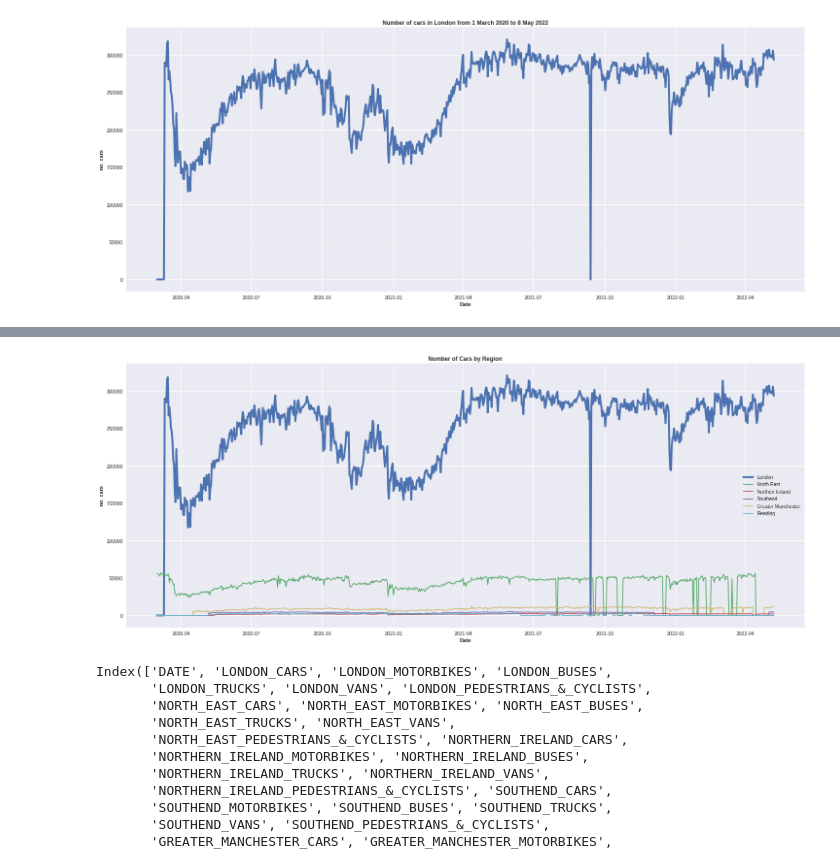
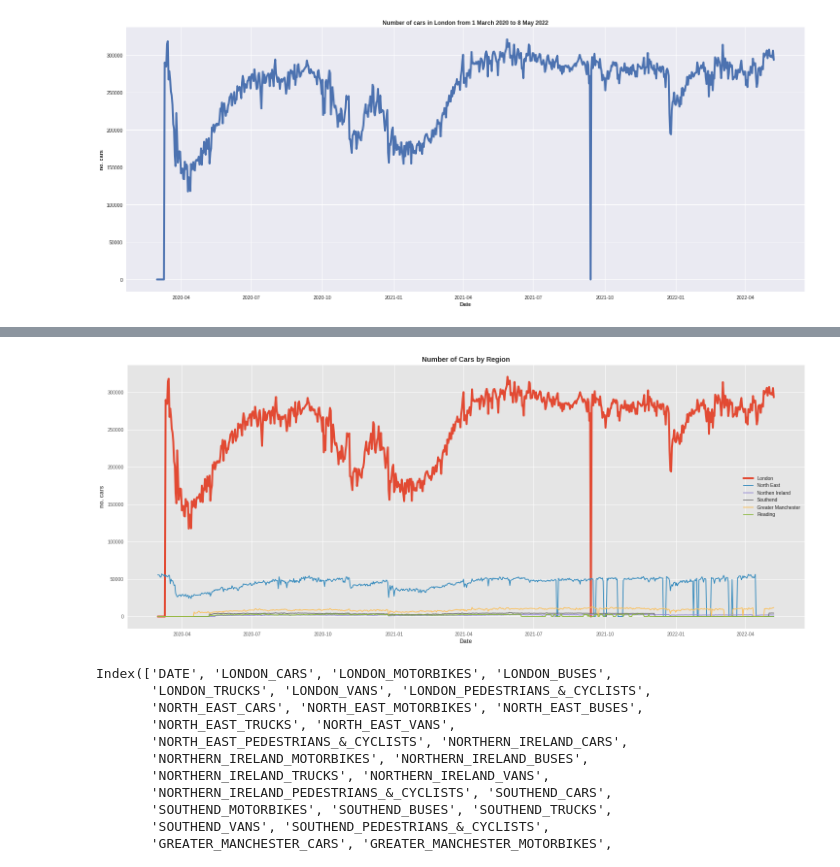
Before and after one commit to ravsheerRSA/Python_Training, a Jupyter notebook: training.ipynb, the cells around one changed output, grey strips where cells are left out. Drawn from its saved outputs; the diff is of its cells as text; code cells hidden in the pictures.

```diff
--- a/training.ipynb
+++ b/training.ipynb
@@ -571,26 +571,26 @@ fig.show()
 # %%
 plt.figure(figsize=(25,10)) ## width x height control
 
-plt.style.use('seaborn') ## run command plt.style.available to see what is available
+plt.style.use('ggplot') ## run command plt.style.available to see what is available
 
 ## plot(x,y)
 
 plt.plot(df['DATE'], df['LONDON_CARS'], linewidth=4)
 plt.plot(df['DATE'], df['NORTH_EAST_CARS'])
 plt.plot(df['DATE'], df['NORTHERN_IRELAND_CARS'])
 plt.plot(df['DATE'], df['SOUTHEND_CARS'])
 plt.plot(df['DATE'], df['GREATER_MANCHESTER_CARS'])
 plt.plot(df['DATE'], df['READING_CARS'])
 
 plt.xlabel('Date', fontweight='bold')
 plt.ylabel('no. cars', fontweight='bold')
 plt.title('Number of Cars by Region', fontweight='bold')
 
 plt.legend(['London', 'North East', 'Northen Ireland', 'Southend', 'Greater Manchester', 'Reading'])
 
 plt.show()
 # %% [output]
-[figure, old version]
+[figure, new version]
 # %%
 df.columns
 # %% [output]
```
